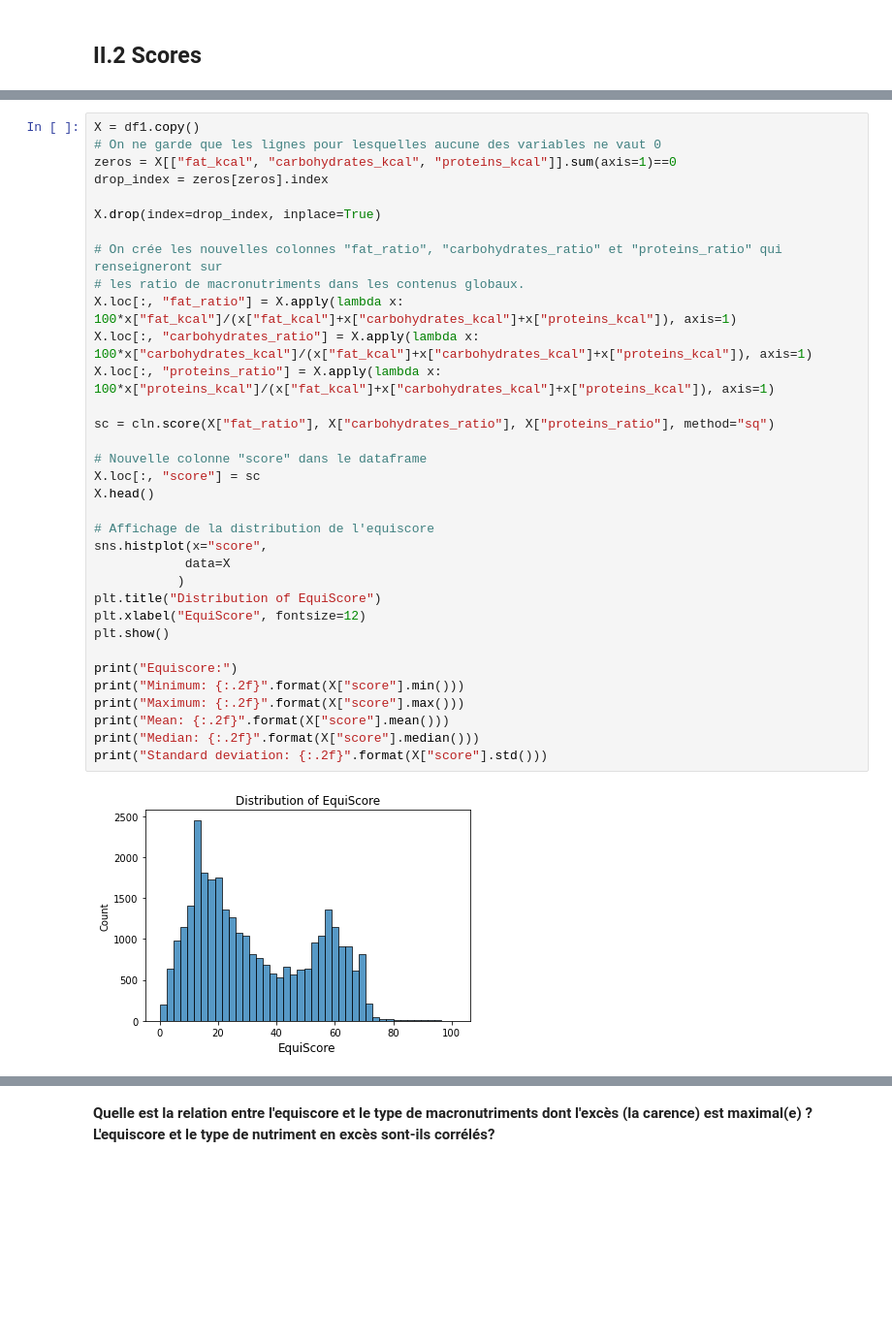
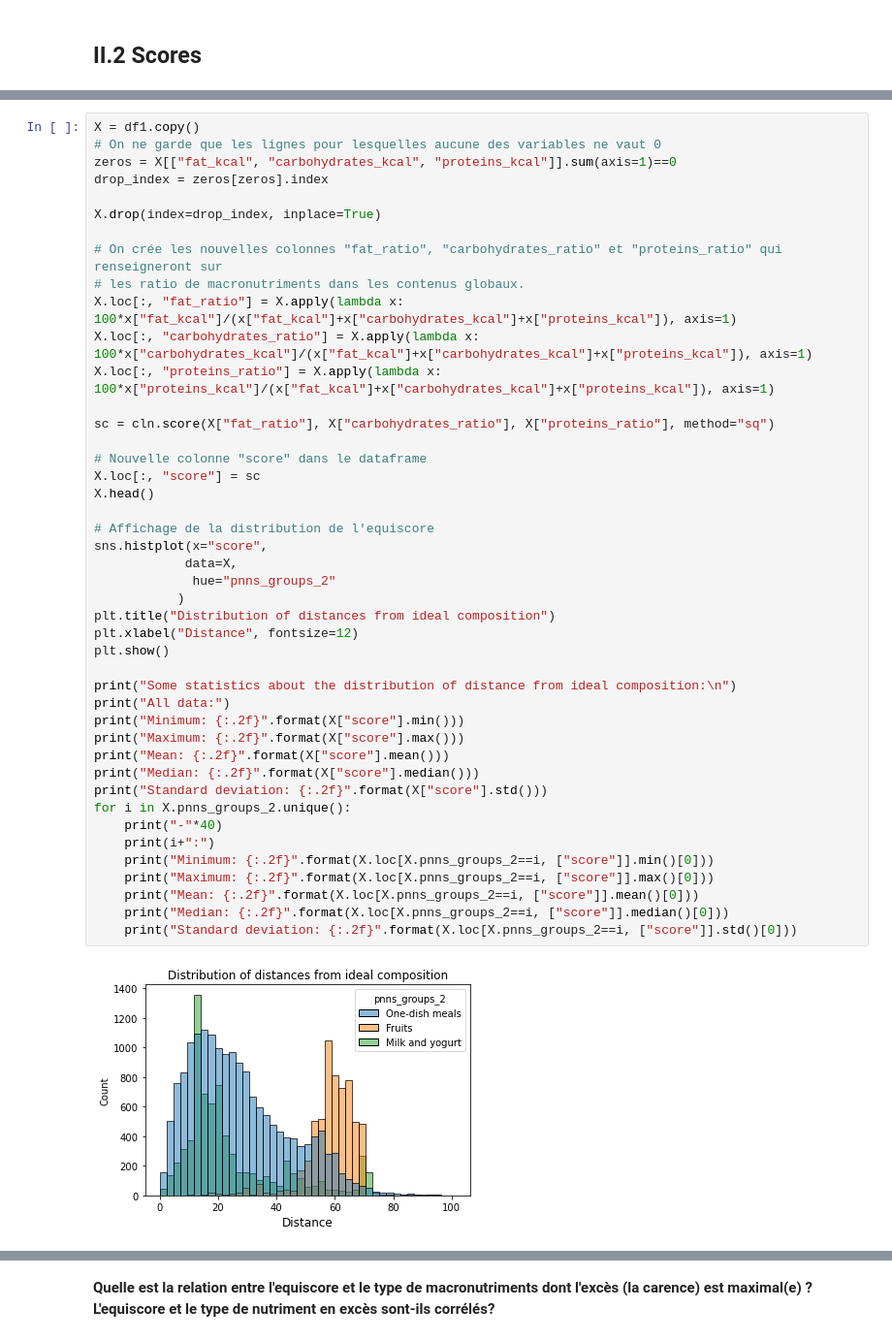
Before and after one commit to OlivierLegrand/P7, a Jupyter notebook: P3/PSanté_notebookpresentation.ipynb, the cells around one changed output, grey strips where cells are left out. Shown at 97% size. Drawn from its saved outputs; the diff is of its cells as text; blank space fills up the shorter version.

```diff
--- a/P3/PSanté_notebookpresentation.ipynb
+++ b/P3/PSanté_notebookpresentation.ipynb
@@ -902,35 +911,45 @@ Pour pouvoir réaliser notre idée d'application, il est nécessaire d'avoir un
 X = df1.copy()
 # On ne garde que les lignes pour lesquelles aucune des variables ne vaut 0
 zeros = X[["fat_kcal", "carbohydrates_kcal", "proteins_kcal"]].sum(axis=1)==0
 drop_index = zeros[zeros].index
 
 X.drop(index=drop_index, inplace=True)
 
 # On crée les nouvelles colonnes "fat_ratio", "carbohydrates_ratio" et "proteins_ratio" qui renseigneront sur
 # les ratio de macronutriments dans les contenus globaux.
 X.loc[:, "fat_ratio"] = X.apply(lambda x: 100*x["fat_kcal"]/(x["fat_kcal"]+x["carbohydrates_kcal"]+x["proteins_kcal"]), axis=1)
 X.loc[:, "carbohydrates_ratio"] = X.apply(lambda x: 100*x["carbohydrates_kcal"]/(x["fat_kcal"]+x["carbohydrates_kcal"]+x["proteins_kcal"]), axis=1)
 X.loc[:, "proteins_ratio"] = X.apply(lambda x: 100*x["proteins_kcal"]/(x["fat_kcal"]+x["carbohydrates_kcal"]+x["proteins_kcal"]), axis=1)
 
 sc = cln.score(X["fat_ratio"], X["carbohydrates_ratio"], X["proteins_ratio"], method="sq")
 
 # Nouvelle colonne "score" dans le dataframe
 X.loc[:, "score"] = sc
 X.head()
 
 # Affichage de la distribution de l'equiscore
 sns.histplot(x="score",
-            data=X
+            data=X,
+             hue="pnns_groups_2"
            )
-plt.title("Distribution of EquiScore")
-plt.xlabel("EquiScore", fontsize=12)
+plt.title("Distribution of distances from ideal composition")
+plt.xlabel("Distance", fontsize=12)
 plt.show()
 
-print("Equiscore:")
+print("Some statistics about the distribution of distance from ideal composition:\n")
+print("All data:")
 print("Minimum: {:.2f}".format(X["score"].min()))
 print("Maximum: {:.2f}".format(X["score"].max()))
 print("Mean: {:.2f}".format(X["score"].mean()))
 print("Median: {:.2f}".format(X["score"].median()))
 print("Standard deviation: {:.2f}".format(X["score"].std()))
+for i in X.pnns_groups_2.unique():
+    print("-"*40)
+    print(i+":")
+    print("Minimum: {:.2f}".format(X.loc[X.pnns_groups_2==i, ["score"]].min()[0]))
+    print("Maximum: {:.2f}".format(X.loc[X.pnns_groups_2==i, ["score"]].max()[0]))
+    print("Mean: {:.2f}".format(X.loc[X.pnns_groups_2==i, ["score"]].mean()[0]))
+    print("Median: {:.2f}".format(X.loc[X.pnns_groups_2==i, ["score"]].median()[0]))
+    print("Standard deviation: {:.2f}".format(X.loc[X.pnns_groups_2==i, ["score"]].std()[0]))
 # %% [output]
-[figure, old version]
+[figure, new version]
```
Also changed, not shown: parts of 49 cells of this notebook.
